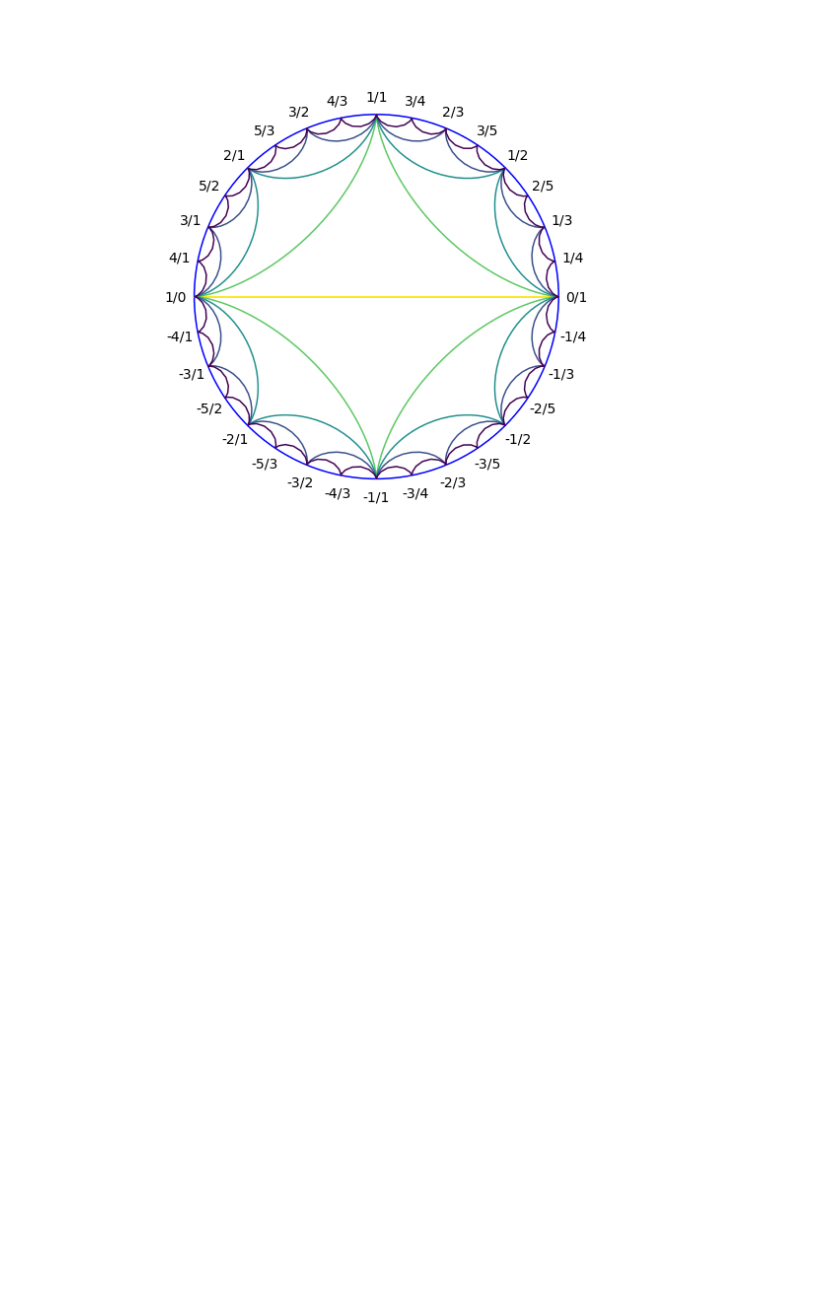
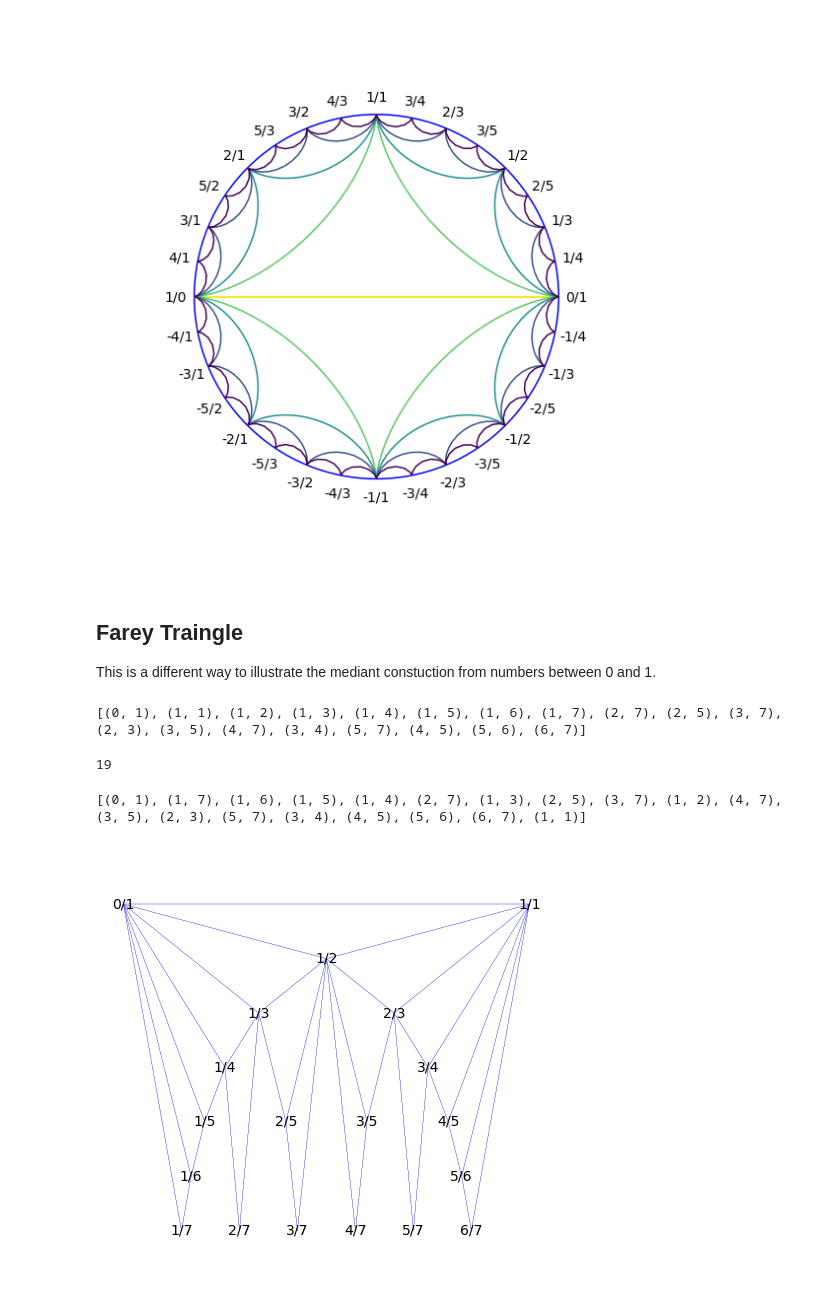
Before and after one commit to sandeshkalantre/top-num, a Jupyter notebook: Farey Diagrams.ipynb, the cells around one changed output. Drawn from its saved outputs; the diff is of its cells as text; code cells hidden in the pictures; blank space fills up the shorter version.

Commit message:
farey triangle

```diff
--- a/Farey Diagrams.ipynb
+++ b/Farey Diagrams.ipynb
@@ -157,3 +157,6 @@ plt.tight_layout()
 plt.savefig("./saved_figs/farey.jpg",dpi=300)
 # %% [output]
 [figure]
+# %% [markdown]
+## Farey Traingle
+This is a  different way to illustrate the mediant constuction from numbers between 0 and 1.
@@ -159,0 +176,41 @@ plt.savefig("./saved_figs/farey.jpg",dpi=300)
+# %%
+p1 = (0,1)
+p2 = (1,1)
+
+points = [p1,p2]
+next_point(p1,p2,points)
+print(points)
+len(points)
+# %% [output]
+[(0, 1), (1, 1), (1, 2), (1, 3), (1, 4), (1, 5), (1, 6), (1, 7), (2, 7), (2, 5), (3, 7), (2, 3), (3, 5), (4, 7), (3, 4), (5, 7), (4, 5), (5, 6), (6, 7)]
+19
+# %%
+fig = plt.figure(figsize=(8,8))
+ax = plt.gca()
+# to remove frame box and axes
+ax.axis("off")
+
+sorted_points = sorted(points,key= lambda x : x[0]/x[1])
+print(sorted_points)
+for ind,p in enumerate(sorted_points):
+    x = p[0]/p[1]
+    y = -p[1]/10
+    label = "{:d}/{:d}".format(p[0],p[1])
+    ax.text(x,y,label,horizontalalignment='center',\
+            verticalalignment='center',size=14,zorder=2)
+
+ax.set_ylim([-0.8,0])
+
+for p1 in sorted_points:
+    for p2 in sorted_points:
+        if abs(p1[0]*p2[1] - p1[1]*p2[0]) == 1:
+            x1 = p1[0]/p1[1]
+            y1 = -p1[1]/10
+            x2 = p2[0]/p2[1]
+            y2 = -p2[1]/10
+            plt.plot([x1,x2],[y1,y2],color='blue',\
+                     linewidth=0.2,zorder=1)
+plt.savefig("./saved_figs/farey_triangle.jpg",dpi=300)
+# %% [output]
+[(0, 1), (1, 7), (1, 6), (1, 5), (1, 4), (2, 7), (1, 3), (2, 5), (3, 7), (1, 2), (4, 7), (3, 5), (2, 3), (5, 7), (3, 4), (4, 5), (5, 6), (6, 7), (1, 1)]
+[figure, added]
```
Also changed, not shown: parts of 6 cells of this notebook, 3 other files.
